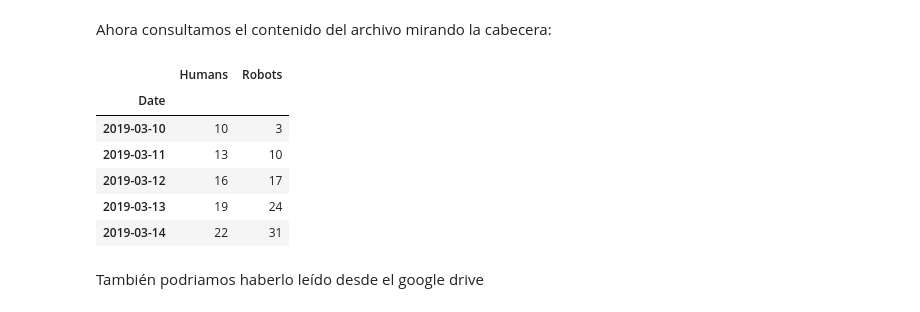
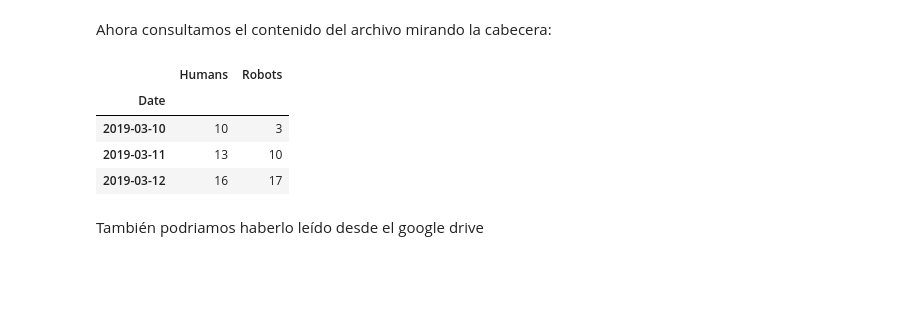
Before and after one commit to raulbenitez/conceptosclaros_ML, a Jupyter notebook: Exploración_de_datos.ipynb, the cells around one changed output. Drawn from its saved outputs; the diff is of its cells as text; code cells hidden in the pictures; blank space fills up the shorter version.

```diff
--- a/Exploración_de_datos.ipynb
+++ b/Exploración_de_datos.ipynb
@@ -97,15 +93,13 @@ df = pd.read_excel('test.xlsx', index_col=0,header=2)
 # %% [markdown]
 Ahora consultamos el contenido del archivo mirando la cabecera:
 # %%
-df.head()
+df.head(3)
 # %% [output]
 |  | Humans | Robots |
 | Date |  |  |
 | 2019-03-10 | 10 | 3 |
 | 2019-03-11 | 13 | 10 |
 | 2019-03-12 | 16 | 17 |
-| 2019-03-13 | 19 | 24 |
-| 2019-03-14 | 22 | 31 |
 # %% [markdown]
 También podriamos haberlo leído desde el google drive
 # %%
```
Also changed, not shown: parts of 27 cells of this notebook.
